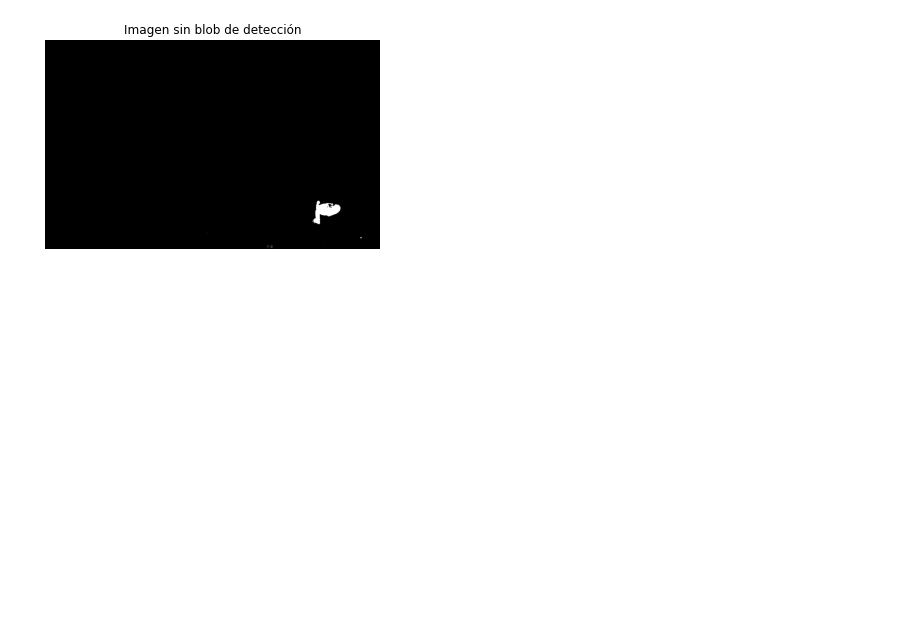
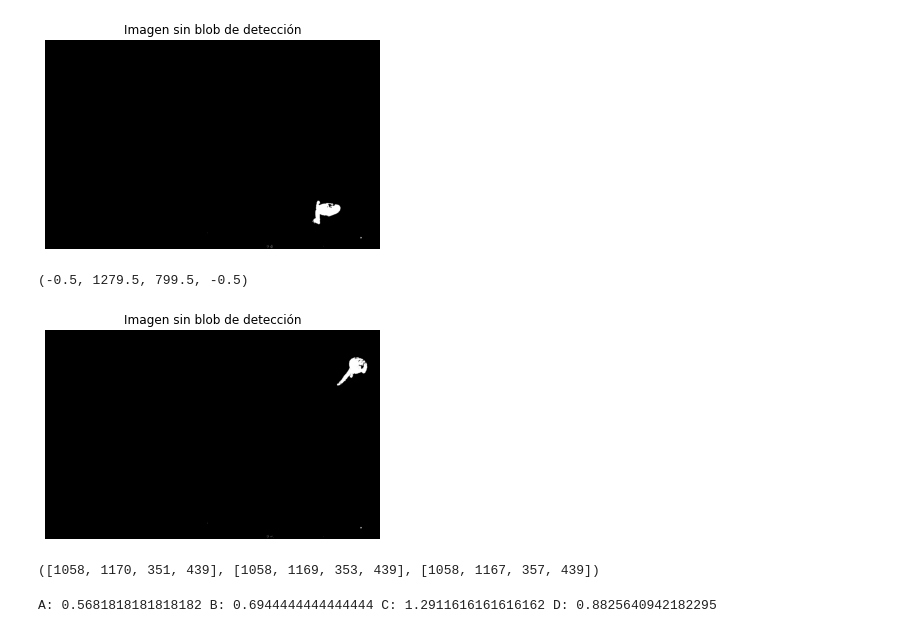
Before and after one commit to BenjaminIrarrazabal/Laboratorios_Inteligencia, a Jupyter notebook: Exp3.ipynb, the cells around one changed output. Drawn from its saved outputs; the diff is of its cells as text; code cells hidden in the pictures; blank space fills up the shorter version.

Commit message:
Avance en el tracking simple

```diff
--- a/Exp3.ipynb
+++ b/Exp3.ipynb
@@ -6,7 +6,7 @@ import matplotlib.pyplot as plt
 import glob
 # %%
 # Creamos una lista que guardará las imágenes correspondientes a la primera secuencia
-path = glob.glob("seq1//seq1//*.jpg")
+path = glob.glob("Lab-Mov//seq1//seq1//*.jpg")
 seq1 = [cv2.imread(file,0) for file in path]
 # %%
 # Creamos una lista que guardará las imágenes correspondientes a la segunda secuencia
@@ -30,7 +30,7 @@ path6 = glob.glob("seq6//seq6//*.jpg")
 seq6 = [cv2.imread(file,0) for file in path6]
 # %%
 # Creamos una lista que guardará las imágenes correspondientes al fondo
-path7 = glob.glob("fondo//fondo//*.jpg")
+path7 = glob.glob("Lab-Mov//fondo//fondo//*.jpg")
 fondo = [cv2.imread(file,0) for file in path7]
 # %%
 # Mostramos una imagen de prueba en escala de grises
@@ -191,3 +191,14 @@ cv2.rectangle(M_rgb,(minx,miny),(maxx,maxy),(153, 102, 204),2)
 cv2.imshow('image',M_rgb)
 cv2.waitKey(0)
 cv2.destroyAllWindows()
+# %%
+# usemos una secuencia concida para determinar los parametros A,B,C,D
+#que seran utilizados para realziar un tracking simple
+
+# probemos usando desde el 100 hasta el 250 de seq1
+plt.imshow(ABs1[100],cmap='gray')
+plt.title('Imagen sin blob de detección')
+plt.axis('off')
+# %% [output]
+(-0.5, 1279.5, 799.5, -0.5)
+[figure, added]
@@ -193,0 +243,37 @@ cv2.destroyAllWindows()
+# %%
+inputs1[0],inputs2[0],outputs[0]
+# %% [output]
+([1058, 1170, 351, 439], [1058, 1169, 353, 439], [1058, 1167, 357, 439])
+# %%
+"""
+h3 = h2 + A*(h2-h1) -> A = (h3-h2)/(h2-h1) minx
+w3 = w2 + B*(w2-w1) -> B = (w3-w2)/(w2-w1) maxx
+x3 = x2 + C*(x2-x1) -> C = (x3-x2)/(x2-x1) miny
+y3 = y2 + D*(y2-y1) -> D = (y3-y2)/(y2-y1) maxy
+"""
+A_array = []
+B_array = []
+C_array = []
+D_array = []
+for L1,L2,L3 in zip(inputs1,inputs2,outputs):
+    h1,h2,h3 = L1[0],L2[0],L3[0]
+    w1,w2,w3 = L1[1],L2[1],L3[1]
+    x1,x2,x3 = L1[2],L2[2],L3[2]
+    y1,y2,y3 = L1[3],L2[3],L3[3]
+    if h2-h1 != 0:
+        A_array.append((h3-h2)/(h2-h1))
+    if w2-w1 != 0:
+        B_array.append((w3-w2)/(w2-w1))
+    if x2-x1 != 0:
+        C_array.append((x3-x2)/(x2-x1))
+    if y2-y1:
+        D_array.append((y3-y2)/(y2-y1))
+
+# Estimamos los parametros usando el promedio de los parametros encontrados
+A = np.mean(A_array)
+B = np.mean(B_array)
+C = np.mean(C_array)
+D = np.mean(D_array)
+print("A:",A,"B:",B,"C:",C,"D:",D)
+# %% [output]
+A: 0.5681818181818182 B: 0.6944444444444444 C: 1.2911616161616162 D: 0.8825640942182295
```
Also changed, not shown: parts of 11 cells of this notebook.
